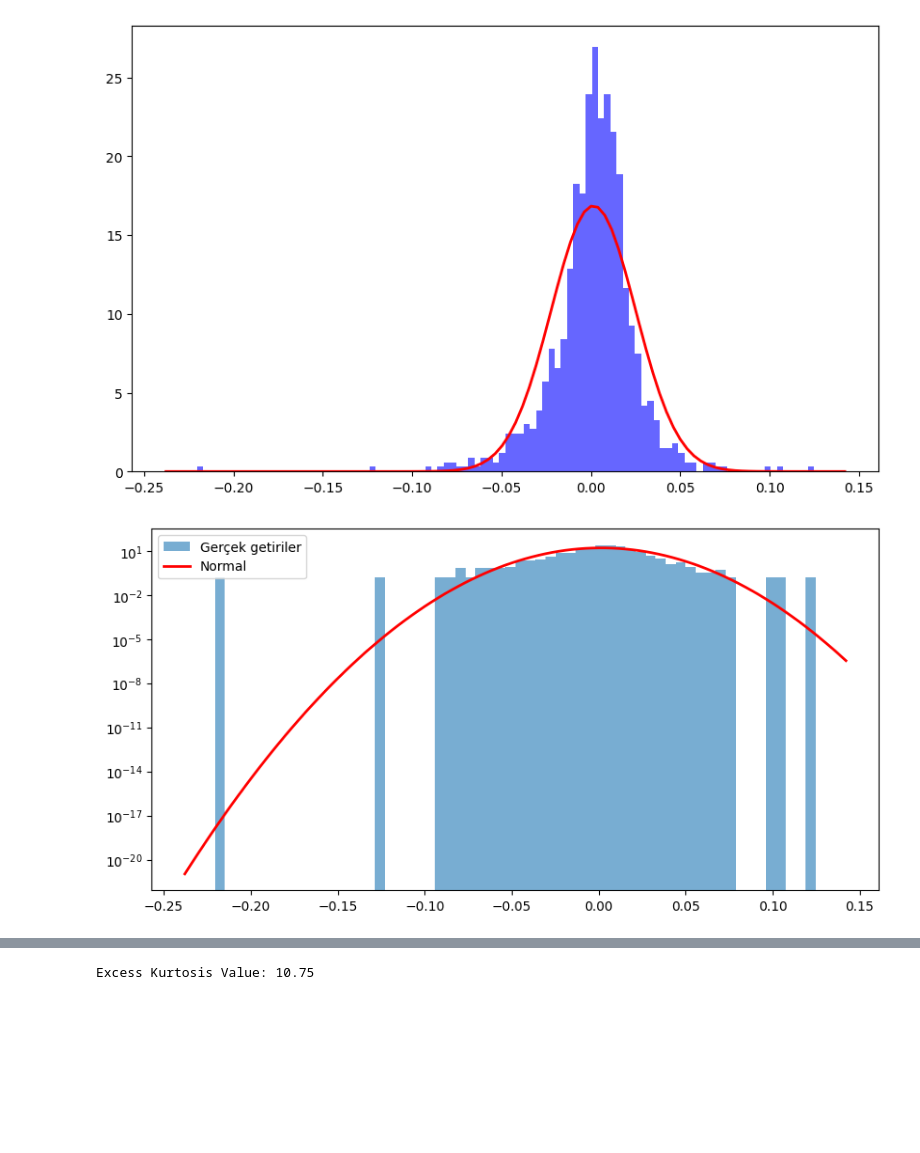
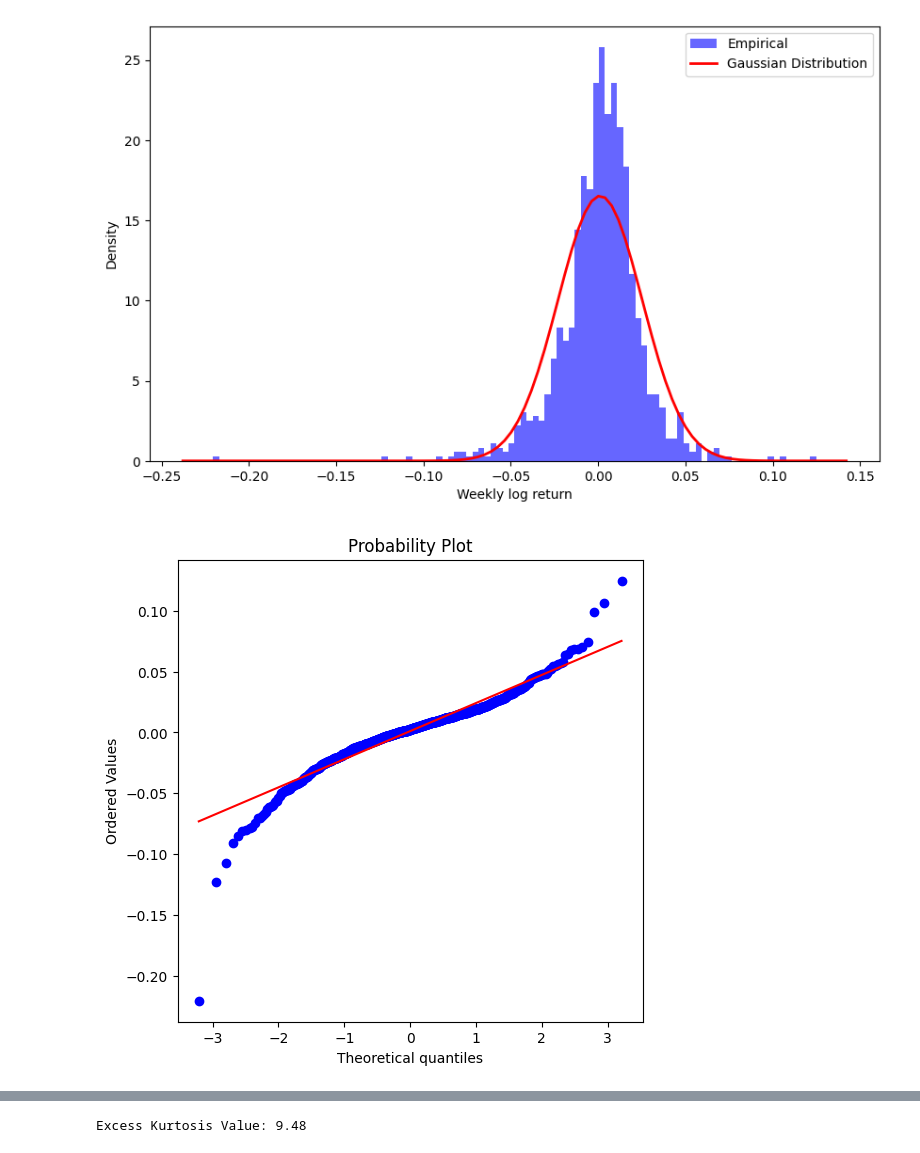
Before and after one commit to Vielash/Regime_Switch, a Jupyter notebook: S1/spy_01.ipynb, the cells around one changed output, grey strips where cells are left out. Drawn from its saved outputs; the diff is of its cells as text; code cells hidden in the pictures; blank space fills up the shorter version.

```diff
--- a/S1/spy_01.ipynb
+++ b/S1/spy_01.ipynb
@@ -53,6 +103,6 @@ Success, your file saved precisely to C:\Users\engin\Engin Py\regime_switching\s
 # %%
 spy_weekly_data = pd.read_csv(
-    "spy_data_2000-2019_1w.csv",
+    "../data/spy_data_2000-2019_1w.csv",
     skiprows=3,
     names=["Date", "Close", "High", "Low", "Open", "Volume"],
     parse_dates=["Date"],
@@ -60,4 +110,3 @@ spy_weekly_data = pd.read_csv(
 )
 spy_weekly_data["Log_Return"] = np.log(spy_weekly_data["Close"] / spy_weekly_data["Close"].shift(1))
 spy_weekly_data = spy_weekly_data
-print(spy_weekly_data.head())
@@ -93,9 +148,7 @@ window_size = 26
 
 spy_weekly_data["Rolling_Weekly_Volatility"] = spy_weekly_data["Log_Return"].rolling(window = window_size).std()
 spy_weekly_data["Annual_Rolling_Volatility"] = spy_weekly_data["Rolling_Weekly_Volatility"] * np.sqrt(52)
-spy_weekly_data = spy_weekly_data.dropna()
 max_vol = spy_weekly_data["Annual_Rolling_Volatility"].max()
 max_vol_date = spy_weekly_data["Annual_Rolling_Volatility"].idxmax()
-print(f"Maximum annual volatility:{max_vol}, Maximum annual volatility date: {max_vol_date}")
-print(spy_weekly_data.head())
+print(f"Maximum annual volatility: {max_vol:.1%} on {max_vol_date:%Y-%m-%d}")
 # %% [output]
@@ -128,34 +171,36 @@ plt.show()
 # %%
+#| label: fig-dist
+#| fig-cap: "Weekly log returns compared with a Gaussian distribution."
+#| fig-subcap:
+#|   - "Empirical density against a fitted Gaussian."
+#|   - "Normal quantile-quantile plot."
+#| layout-ncol: 1
 log_returns = spy_weekly_data["Log_Return"].dropna()
 
 mu = log_returns.mean()
 std = log_returns.std()
 
 plt.figure(figsize=(10,6))
-plt.hist(log_returns, bins=100, density=True, alpha=0.6, color='blue', label='Gerçek Getiriler (Histogram)')
+plt.hist(log_returns, bins=100, density=True, alpha=0.6, color='blue', label='Empirical')
 
 xmin, xmax = plt.xlim()
 
 x = np.linspace(xmin, xmax, 100)
 
 p = stats.norm.pdf(x, mu, std)
 
-plt.plot(x, p, "k", linewidth=2, color="red", label="Gaussian Distribution")
-
-fig, ax = plt.subplots(figsize=(10,5))
-ax.hist(log_returns, bins=60, density=True, alpha=0.6, label="Gerçek getiriler")
-ax.plot(x, stats.norm.pdf(x, mu, std), color="red", lw=2, label="Normal")
-ax.set_yscale("log")
-ax.legend(); plt.show()
-
+plt.plot(x, p, linewidth=2, color="red", label="Gaussian Distribution")
+plt.xlabel("Weekly log return")
+plt.ylabel("Density")
+plt.legend()
+plt.show()
 
 fig, ax = plt.subplots(figsize=(6,6))
 stats.probplot(log_returns, dist="norm", plot=ax)
 plt.show()
 
-
 kurtosis_degeri = log_returns.kurtosis()
 print(f"Excess Kurtosis Value: {kurtosis_degeri:.2f}")
 # %% [output]
-[figure, old version]
+[figure, new version]
-[figure, old version]
+[figure, new version]
@@ -163 +207 @@ print(f"Excess Kurtosis Value: {kurtosis_degeri:.2f}")
-Excess Kurtosis Value: 10.75
+Excess Kurtosis Value: 9.48
```
Also changed, not shown: parts of 25 cells of this notebook, 31 other files.
